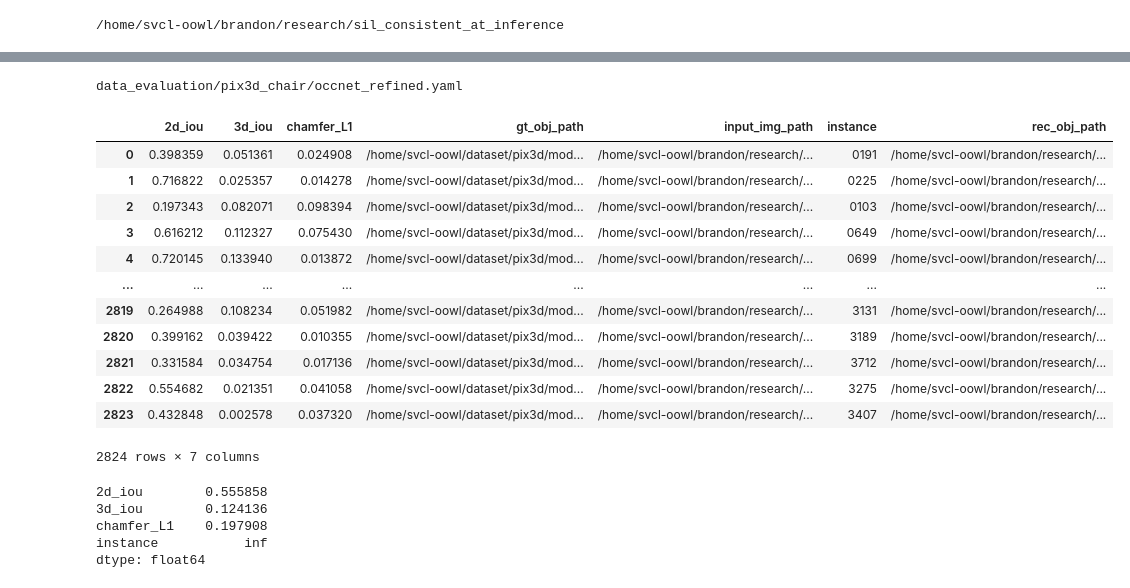
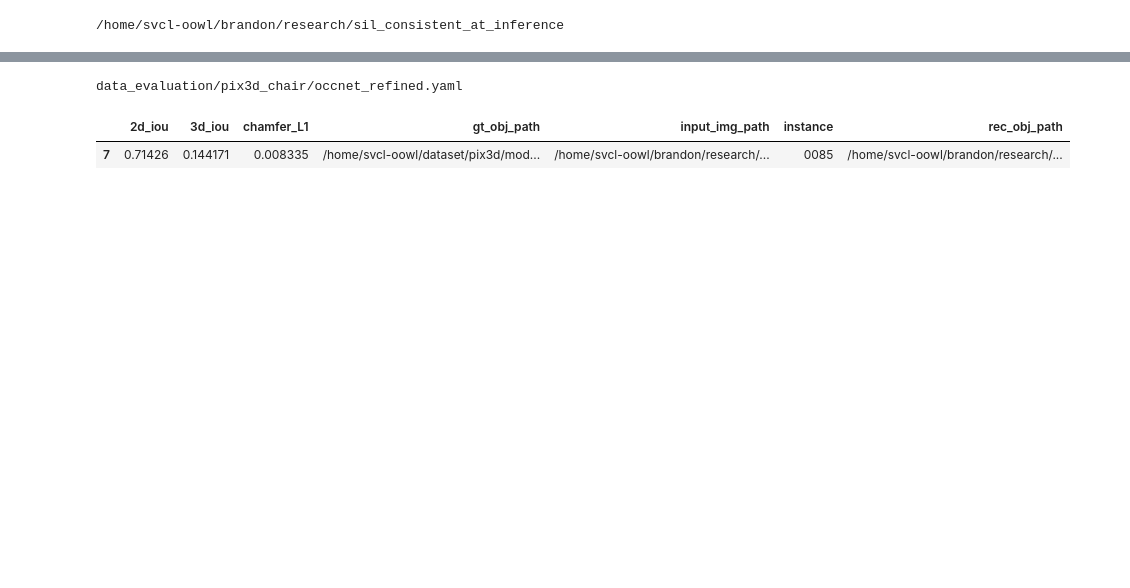
Before and after one commit to b7leung/sil_consistent_at_inference, a Jupyter notebook: notebooks/check evaluations.ipynb, the cells around one changed output, grey strips where cells are left out. Cells and saved outputs as stored; diff of their text form; code cells hidden in the pictures; blank space fills up the shorter version.

```diff
--- a/notebooks/check evaluations.ipynb
+++ b/notebooks/check evaluations.ipynb
@@ -37,32 +98,16 @@ import deformation.losses as def_losses
 # %%
 #evaluation_yaml_path = "data_evaluation/shapenet_chair/occnet.yaml"
 #evaluation_yaml_path = "data_evaluation/shapenet_chair/occnet_refined.yaml"
 
 evaluation_yaml_path = "data_evaluation/pix3d_chair/occnet_refined.yaml"
 #evaluation_yaml_path = "data_evaluation/pix3d_chair/occnet.yaml"
 
 results_df = pd.read_pickle(evaluation_yaml_path.replace(".yaml","_eval_results.pkl"))
 print(evaluation_yaml_path)
-display(results_df)
-print(results_df.mean())
+display(results_df[results_df["instance"]=="0085"])
+#print(results_df.mean())
 # %% [output]
 data_evaluation/pix3d_chair/occnet_refined.yaml
 |  | 2d_iou | 3d_iou | chamfer_L1 | gt_obj_path | input_img_path | instance | rec_obj_path |
-| 0 | 0.398359 | 0.051361 | 0.024908 | /home/svcl-oowl/dataset/pix3d/mod... | /home/svcl-oowl/brandon/research/... | 0191 | /home/svcl-oowl/brandon/research/... |
-| 1 | 0.716822 | 0.025357 | 0.014278 | /home/svcl-oowl/dataset/pix3d/mod... | /home/svcl-oowl/brandon/research/... | 0225 | /home/svcl-oowl/brandon/research/... |
-| 2 | 0.197343 | 0.082071 | 0.098394 | /home/svcl-oowl/dataset/pix3d/mod... | /home/svcl-oowl/brandon/research/... | 0103 | /home/svcl-oowl/brandon/research/... |
-| 3 | 0.616212 | 0.112327 | 0.075430 | /home/svcl-oowl/dataset/pix3d/mod... | /home/svcl-oowl/brandon/research/... | 0649 | /home/svcl-oowl/brandon/research/... |
-| 4 | 0.720145 | 0.133940 | 0.013872 | /home/svcl-oowl/dataset/pix3d/mod... | /home/svcl-oowl/brandon/research/... | 0699 | /home/svcl-oowl/brandon/research/... |
-| ... | ... | ... | ... | ... | ... | ... | ... |
-| 2819 | 0.264988 | 0.108234 | 0.051982 | /home/svcl-oowl/dataset/pix3d/mod... | /home/svcl-oowl/brandon/research/... | 3131 | /home/svcl-oowl/brandon/research/... |
-| 2820 | 0.399162 | 0.039422 | 0.010355 | /home/svcl-oowl/dataset/pix3d/mod... | /home/svcl-oowl/brandon/research/... | 3189 | /home/svcl-oowl/brandon/research/... |
-| 2821 | 0.331584 | 0.034754 | 0.017136 | /home/svcl-oowl/dataset/pix3d/mod... | /home/svcl-oowl/brandon/research/... | 3712 | /home/svcl-oowl/brandon/research/... |
-| 2822 | 0.554682 | 0.021351 | 0.041058 | /home/svcl-oowl/dataset/pix3d/mod... | /home/svcl-oowl/brandon/research/... | 3275 | /home/svcl-oowl/brandon/research/... |
-| 2823 | 0.432848 | 0.002578 | 0.037320 | /home/svcl-oowl/dataset/pix3d/mod... | /home/svcl-oowl/brandon/research/... | 3407 | /home/svcl-oowl/brandon/research/... |
+| 7 | 0.71426 | 0.144171 | 0.008335 | /home/svcl-oowl/dataset/pix3d/mod... | /home/svcl-oowl/brandon/research/... | 0085 | /home/svcl-oowl/brandon/research/... |
-2824 rows × 7 columns
-2d_iou        0.555858
-3d_iou        0.124136
-chamfer_L1    0.197908
-instance           inf
-dtype: float64
 # %%
```
Also changed, not shown: parts of 9 cells of this notebook, 14 other files.
